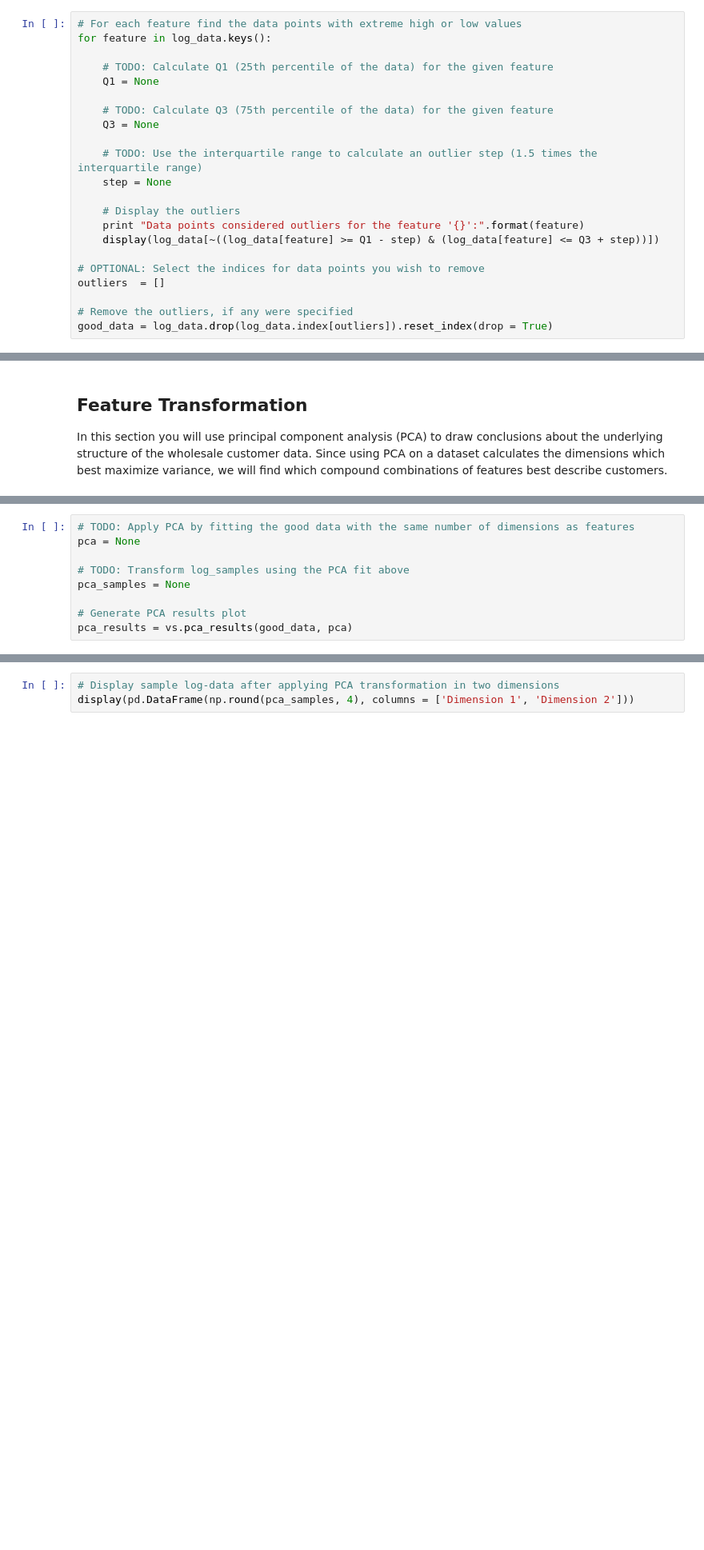
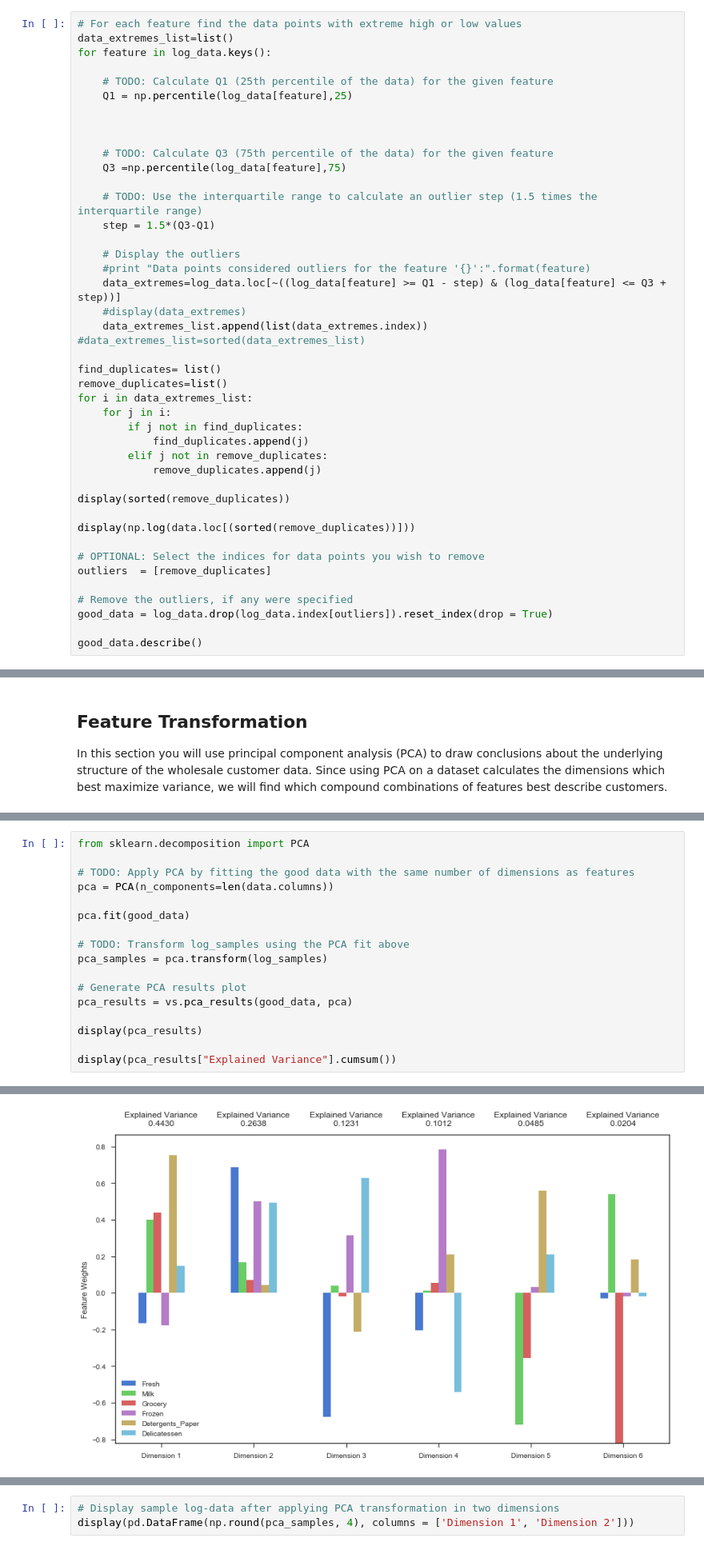
Before and after one commit to phanindravarma38/ConsumerAnalysys_UnsupervisedLearning, a Jupyter notebook: customer_segments.ipynb, the cells around one changed output, grey strips where cells are left out. Shown: that part at 80% size. Saved outputs shown, nothing was run; the diff lists cells and outputs as text; blank space fills up the shorter version.

```diff
--- a/customer_segments.ipynb
+++ b/customer_segments.ipynb
@@ -375,23 +430,44 @@ In the code block below, you will need to implement the following:
 Once you have performed this implementation, the dataset will be stored in the variable `good_data`.
 # %%
 # For each feature find the data points with extreme high or low values
+data_extremes_list=list()
 for feature in log_data.keys():
 
     # TODO: Calculate Q1 (25th percentile of the data) for the given feature
-    Q1 = None
+    Q1 = np.percentile(log_data[feature],25)
+
+
 
     # TODO: Calculate Q3 (75th percentile of the data) for the given feature
-    Q3 = None
+    Q3 =np.percentile(log_data[feature],75)
 
     # TODO: Use the interquartile range to calculate an outlier step (1.5 times the interquartile range)
-    step = None
+    step = 1.5*(Q3-Q1)
 
     # Display the outliers
-    print "Data points considered outliers for the feature '{}':".format(feature)
-    display(log_data[~((log_data[feature] >= Q1 - step) & (log_data[feature] <= Q3 + step))])
+    #print "Data points considered outliers for the feature '{}':".format(feature)
+    data_extremes=log_data.loc[~((log_data[feature] >= Q1 - step) & (log_data[feature] <= Q3 + step))]
+    #display(data_extremes)
+    data_extremes_list.append(list(data_extremes.index))
+#data_extremes_list=sorted(data_extremes_list)
+
+find_duplicates= list()
+remove_duplicates=list()
+for i in data_extremes_list:
+    for j in i:
+        if j not in find_duplicates:
+            find_duplicates.append(j)
+        elif j not in remove_duplicates:
+            remove_duplicates.append(j)
+
+display(sorted(remove_duplicates))
+
+display(np.log(data.loc[(sorted(remove_duplicates))]))
 
 # OPTIONAL: Select the indices for data points you wish to remove
-outliers  = []
+outliers  = [remove_duplicates]
 
 # Remove the outliers, if any were specified
 good_data = log_data.drop(log_data.index[outliers]).reset_index(drop = True)
+
+good_data.describe()
@@ -412,11 +509,20 @@ In the code block below, you will need to implement the following:
  - Import `sklearn.decomposition.PCA` and assign the results of fitting PCA in six dimensions with `good_data` to `pca`.
  - Apply a PCA transformation of `log_samples` using `pca.transform`, and assign the results to `pca_samples`.
 # %%
+from sklearn.decomposition import PCA
+
 # TODO: Apply PCA by fitting the good data with the same number of dimensions as features
-pca = None
+pca = PCA(n_components=len(data.columns))
+
+pca.fit(good_data)
 
 # TODO: Transform log_samples using the PCA fit above
-pca_samples = None
+pca_samples = pca.transform(log_samples)
 
 # Generate PCA results plot
 pca_results = vs.pca_results(good_data, pca)
+
+display(pca_results)
+
+display(pca_results["Explained Variance"].cumsum())
+# %% [output]
@@ -423,3 +543,4 @@ pca_results = vs.pca_results(good_data, pca)
+[figure, added]
 # %% [markdown]
 ### Question 5
 *How much variance in the data is explained* ***in total*** *by the first and second principal component? What about the first four principal components? Using the visualization provided above, discuss what the first four dimensions best represent in terms of customer spending.*
```
Also changed, not shown: parts of 17 cells of this notebook, 2 other files.
